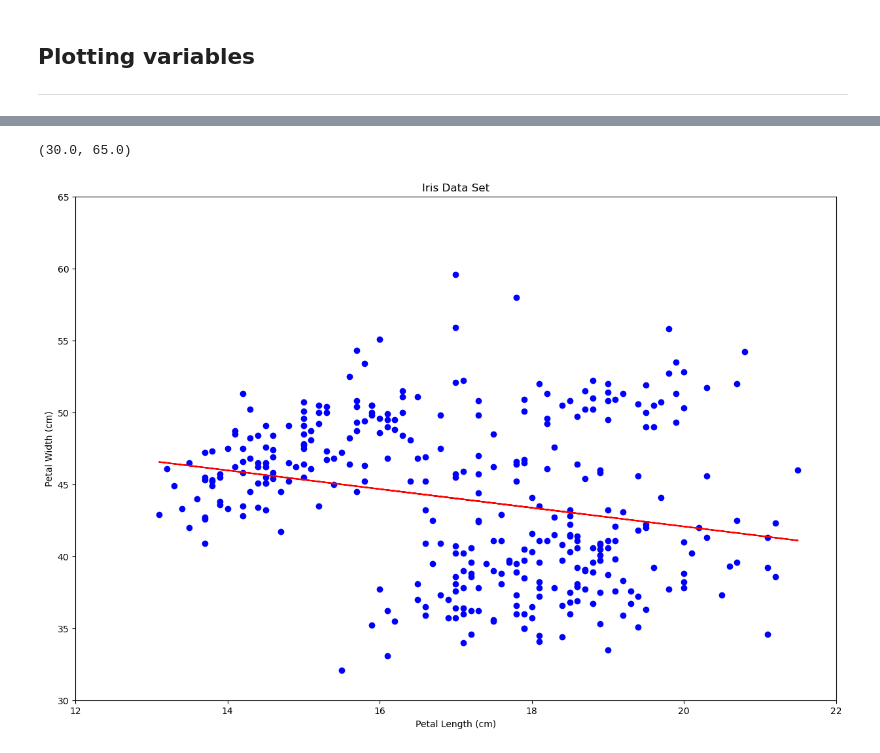
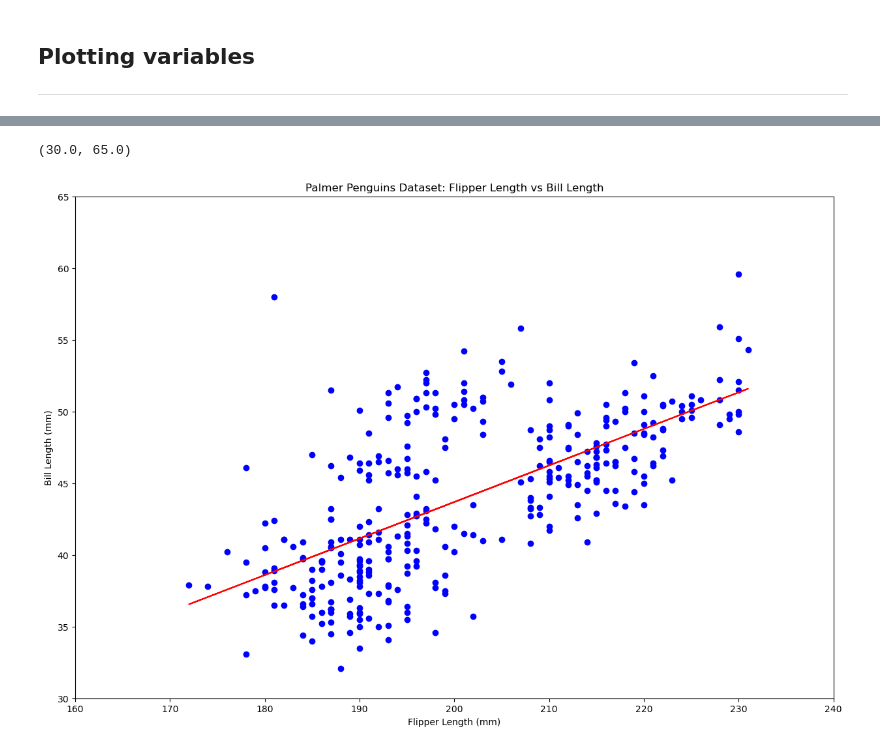
Before and after one commit to kronos164/Principles-of-Data-Analitics, a Jupyter notebook: penguings.ipynb, the cells around one changed output, grey strips where cells are left out. Cells and saved outputs as stored; diff of their text form; code cells hidden in the pictures.

Commit message:
Note book 70% complete (added final visualizations)

```diff
--- a/penguings.ipynb
+++ b/penguings.ipynb
@@ -101,13 +99,0 @@ print(penguins_dataset['sex'].unique())
-# %%
-# Define a mapping from string sex to integer
-speciaes_mapping = {"Adelie": 0, "Chinstrap": 1, "Gentoo": 2}
-island_mapping = {"Torgersen": 0, "Biscoe": 1, "Dream": 2}
-sex_mapping = {"MALE": 0, "FEMALE": 1}
-
-
-# Apply the mapping to the 'sex' column
-penguins_dataset['species_num'] = penguins_dataset['species'].map(speciaes_mapping)
-penguins_dataset['island_num'] = penguins_dataset['island'].map(island_mapping)
-penguins_dataset['sex_num'] = penguins_dataset['sex'].map(sex_mapping)
-
-print(penguins_dataset)
@@ -412,28 +480,28 @@ plt.show()
 # %%
-# Remove NaN values from b_depth and b_length
-b_depth = b_depth[~np.isnan(b_depth)]
+# Remove NaN values from f_length and b_length
+f_length = f_length[~np.isnan(f_length)]
 b_length = b_length[~np.isnan(b_length)]
 
 # Fit a straight line between the two variables
-m, c = np.polyfit(b_depth, b_length, 1)
+m, c = np.polyfit(f_length, b_length, 1)
 
 # Create a new figure and set of axes
 fig, ax = plt.subplots(figsize=(15, 10))
 
 # Simple plot
-ax.plot(b_depth, b_length, 'o', color='blue')
-ax.plot(b_depth, m * b_depth + c, 'r-')  # Plot the best fit line in blue
+ax.plot(f_length, b_length, 'o', color='blue')
+
+# Plot the best fit line in blue
+ax.plot(f_length, m * f_length + c, 'r-')
 
 # Labels
-ax.set_xlabel('Petal Length (cm)')
-ax.set_ylabel('Petal Width (cm)')
-ax.set_title('Iris Data Set')
+ax.set_xlabel('Flipper Length (mm)')
+ax.set_ylabel('Bill Length (mm)')
+ax.set_title('Palmer Penguins Dataset: Flipper Length vs Bill Length')
 
 # x and y axis limits
-ax.set_xlim([12, 22])
+ax.set_xlim([160, 240])
 ax.set_ylim([30, 65])
-
-#
 # %% [output]
 (30.0, 65.0)
-[figure, old version]
+[figure, new version]
```
Also changed, not shown: parts of 31 cells of this notebook.
